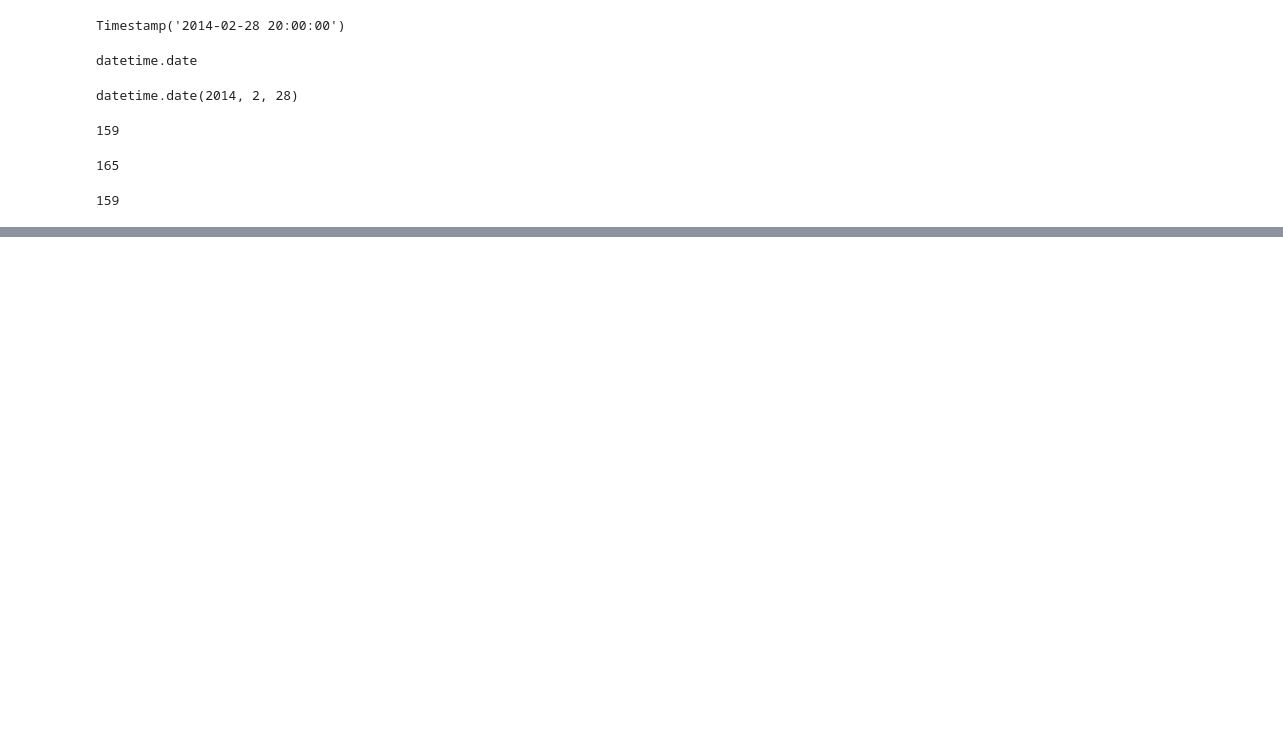
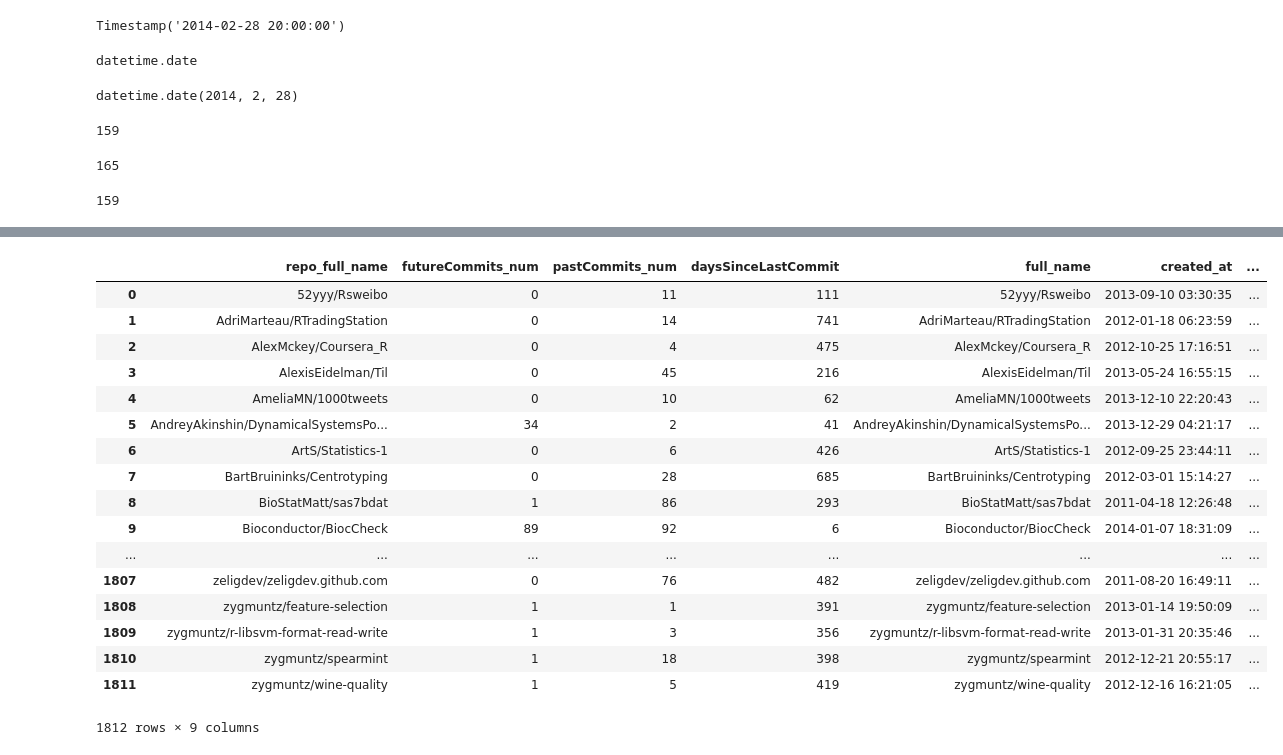
Before and after one commit to gauthamnair/repopulse, a Jupyter notebook: exploringFeatureMaking.ipynb, the cells around one changed output, grey strips where cells are left out. Drawn from its saved outputs; the diff is of its cells as text; code cells hidden in the pictures; blank space fills up the shorter version.

Commit message:
added time since repo creation as a feature

```diff
--- a/exploringFeatureMaking.ipynb
+++ b/exploringFeatureMaking.ipynb
@@ -399,0 +400,2 @@ daysSinceLastNonZero(dailyCommitsHadleyPlyr, tref)
+# %%
+tref = datetime.date.today()
@@ -399,0 +406,3 @@ daysSinceLastNonZero(dailyCommitsHadleyPlyr, tref)
+# %%
+daysSinceCreation = [(tref - t.to_datetime().date()).days for t in repos['created_at']]
+repos['daysSinceCreation'] = daysSinceCreation
@@ -399,0 +418,2 @@ daysSinceLastNonZero(dailyCommitsHadleyPlyr, tref)
+# %%
+byRepo = pd.read_csv('data/intermediate/byRepo.csv')
@@ -399,0 +429,23 @@ daysSinceLastNonZero(dailyCommitsHadleyPlyr, tref)
+# %%
+merged = pd.merge(byRepo, repos, how='inner', left_on='repo_full_name', right_on='full_name')
+# %%
+merged
+# %% [output]
+|  | repo_full_name | futureCommits_num | pastCommits_num | daysSinceLastCommit | full_name | created_at | ... |
+| 0 | 52yyy/Rsweibo | 0 | 11 | 111 | 52yyy/Rsweibo | 2013-09-10 03:30:35 | ... |
+| 1 | AdriMarteau/RTradingStation | 0 | 14 | 741 | AdriMarteau/RTradingStation | 2012-01-18 06:23:59 | ... |
+| 2 | AlexMckey/Coursera_R | 0 | 4 | 475 | AlexMckey/Coursera_R | 2012-10-25 17:16:51 | ... |
+| 3 | AlexisEidelman/Til | 0 | 45 | 216 | AlexisEidelman/Til | 2013-05-24 16:55:15 | ... |
+| 4 | AmeliaMN/1000tweets | 0 | 10 | 62 | AmeliaMN/1000tweets | 2013-12-10 22:20:43 | ... |
+| 5 | AndreyAkinshin/DynamicalSystemsPo... | 34 | 2 | 41 | AndreyAkinshin/DynamicalSystemsPo... | 2013-12-29 04:21:17 | ... |
+| 6 | ArtS/Statistics-1 | 0 | 6 | 426 | ArtS/Statistics-1 | 2012-09-25 23:44:11 | ... |
+| 7 | BartBruininks/Centrotyping | 0 | 28 | 685 | BartBruininks/Centrotyping | 2012-03-01 15:14:27 | ... |
+| 8 | BioStatMatt/sas7bdat | 1 | 86 | 293 | BioStatMatt/sas7bdat | 2011-04-18 12:26:48 | ... |
+| 9 | Bioconductor/BiocCheck | 89 | 92 | 6 | Bioconductor/BiocCheck | 2014-01-07 18:31:09 | ... |
+| ... | ... | ... | ... | ... | ... | ... | ... |
+| 1807 | zeligdev/zeligdev.github.com | 0 | 76 | 482 | zeligdev/zeligdev.github.com | 2011-08-20 16:49:11 | ... |
+| 1808 | zygmuntz/feature-selection | 1 | 1 | 391 | zygmuntz/feature-selection | 2013-01-14 19:50:09 | ... |
+| 1809 | zygmuntz/r-libsvm-format-read-write | 1 | 3 | 356 | zygmuntz/r-libsvm-format-read-write | 2013-01-31 20:35:46 | ... |
+| 1810 | zygmuntz/spearmint | 1 | 18 | 398 | zygmuntz/spearmint | 2012-12-21 20:55:17 | ... |
+| 1811 | zygmuntz/wine-quality | 1 | 5 | 419 | zygmuntz/wine-quality | 2012-12-16 16:21:05 | ... |
+1812 rows × 9 columns
```
Also changed, not shown: parts of 7 cells of this notebook, 2 other files.
